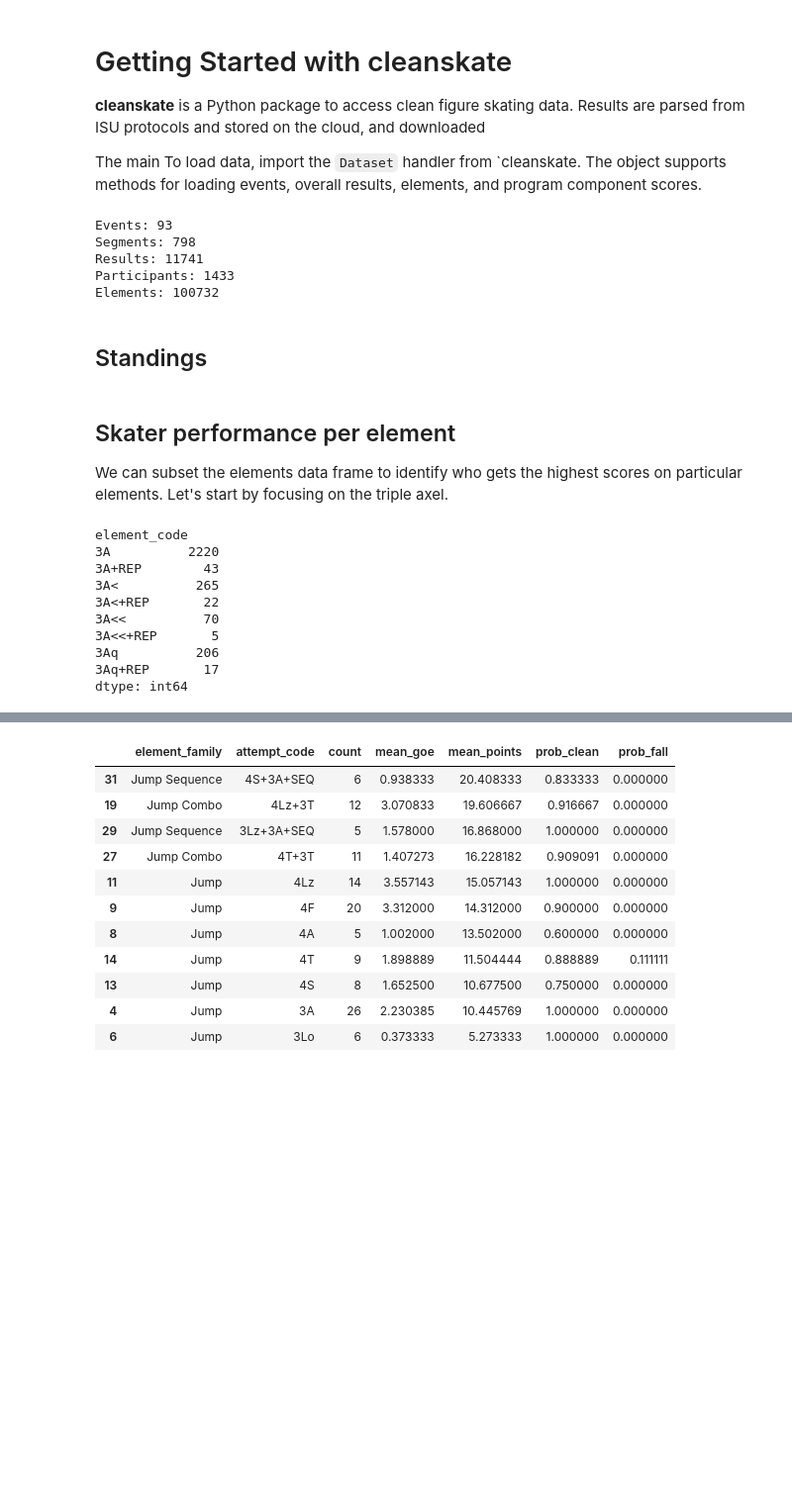
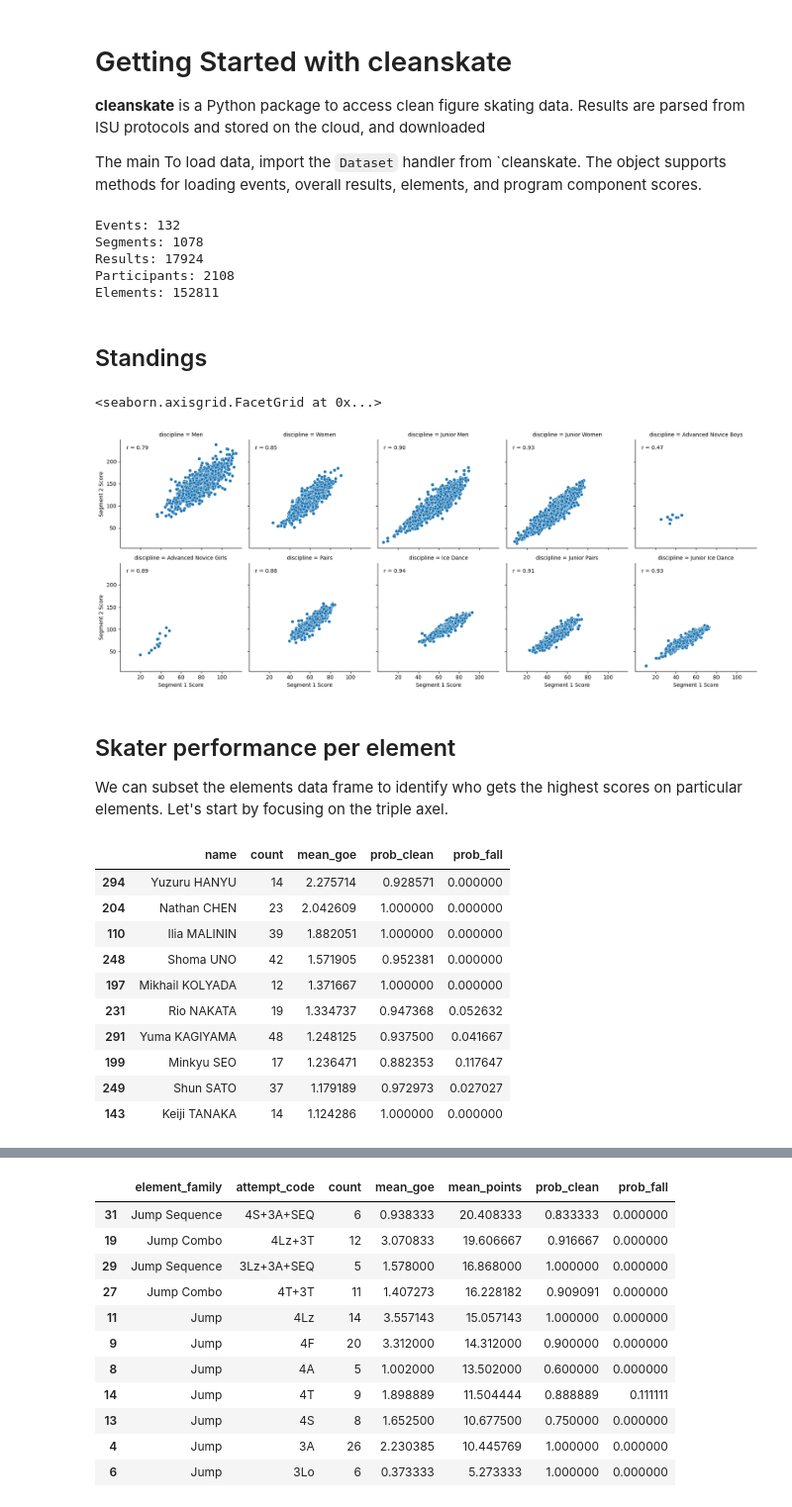
Before and after one commit to erleholgersen/cleanskate, a Jupyter notebook: examples/quick_start.ipynb, the cells around one changed output, grey strips where cells are left out. Shown at 99% size. Cells and saved outputs as stored; diff of their text form; code cells hidden in the pictures; blank space fills up the shorter version.

Commit message:
Add several derived element fields. General work on example notebook and data

```diff
--- a/examples/quick_start.ipynb
+++ b/examples/quick_start.ipynb
@@ -15,7 +15,6 @@ ds = Dataset()
 events = ds.load_events()
 results = ds.load_results()
 segments = ds.load_segments()
-standings = ds.load_standings()
 elements = ds.load_elements()
 components = ds.load_program_components()
 
@@ -25,10 +24,10 @@ print(f'Results: {len(results)}')
 print(f'Participants: {len(results["name"].unique())}')
 print(f'Elements: {len(elements)}')
 # %% [output]
-Events: 93
-Segments: 798
-Results: 11741
-Participants: 1433
-Elements: 100732
+Events: 132
+Segments: 1078
+Results: 17924
+Participants: 2108
+Elements: 152811
 # %% [markdown]
 ## Standings
@@ -35,3 +36,46 @@ Elements: 100732
+# %%
+import matplotlib as mpl
+import seaborn as sns
+import numpy as np
+
+mpl.rcParams['axes.spines.top'] = False
+mpl.rcParams['axes.spines.right'] = False
+
+def annotate_corr(data, **kws):
+    subset = data[['segment_1_score', 'segment_2_score']].dropna()
+    x = subset['segment_1_score']
+    y = subset['segment_2_score']
+
+    if len(subset) > 1 and x.nunique() > 1 and y.nunique() > 1:
+        r = np.corrcoef(x, y)[0, 1]
+        label = f"r = {r:.2f}"
+    else:
+        label = "r = NA"
+
+    ax = mpl.pyplot.gca()
+    ax.text(
+        0.05, 0.95,
+        label,
+        transform=ax.transAxes,
+        ha='left',
+        va='top'
+    )
+
+g = sns.relplot(
+    data=standings,
+    x='segment_1_score',
+    y='segment_2_score',
+    col='discipline',
+    height=3.5,
+    aspect=1,
+    col_wrap=5
+    )
+
+g.map_dataframe(annotate_corr)
+g.set_axis_labels("Segment 1 Score", "Segment 2 Score")
+# %% [output]
+<seaborn.axisgrid.FacetGrid at 0x...>
+[figure, added]
 # %% [markdown]
 ## Skater performance per element
 
@@ -48,19 +92,18 @@ skater_scores_3a = elements_3a.groupby('name', as_index=False).agg(
     )
 
 skater_scores_3a[ skater_scores_3a['count'] >= 10].sort_values(by='mean_goe', ascending=False).head(10)
-
-elements_3a.groupby('element_code').size()
 # %% [output]
-element_code
-3A          2220
-3A+REP        43
-3A<          265
-3A<+REP       22
-3A<<          70
-3A<<+REP       5
-3Aq          206
-3Aq+REP       17
-dtype: int64
+|  | name | count | mean_goe | prob_clean | prob_fall |
+| 294 | Yuzuru HANYU | 14 | 2.275714 | 0.928571 | 0.000000 |
+| 204 | Nathan CHEN | 23 | 2.042609 | 1.000000 | 0.000000 |
+| 110 | Ilia MALININ | 39 | 1.882051 | 1.000000 | 0.000000 |
+| 248 | Shoma UNO | 42 | 1.571905 | 0.952381 | 0.000000 |
+| 197 | Mikhail KOLYADA | 12 | 1.371667 | 1.000000 | 0.000000 |
+| 231 | Rio NAKATA | 19 | 1.334737 | 0.947368 | 0.052632 |
+| 291 | Yuma KAGIYAMA | 48 | 1.248125 | 0.937500 | 0.041667 |
+| 199 | Minkyu SEO | 17 | 1.236471 | 0.882353 | 0.117647 |
+| 249 | Shun SATO | 37 | 1.179189 | 0.972973 | 0.027027 |
+| 143 | Keiji TANAKA | 14 | 1.124286 | 1.000000 | 0.000000 |
 # %% [markdown]
 ## Best elements for a skater
 
```
Also changed, not shown: parts of 10 cells of this notebook, 4 other files.
